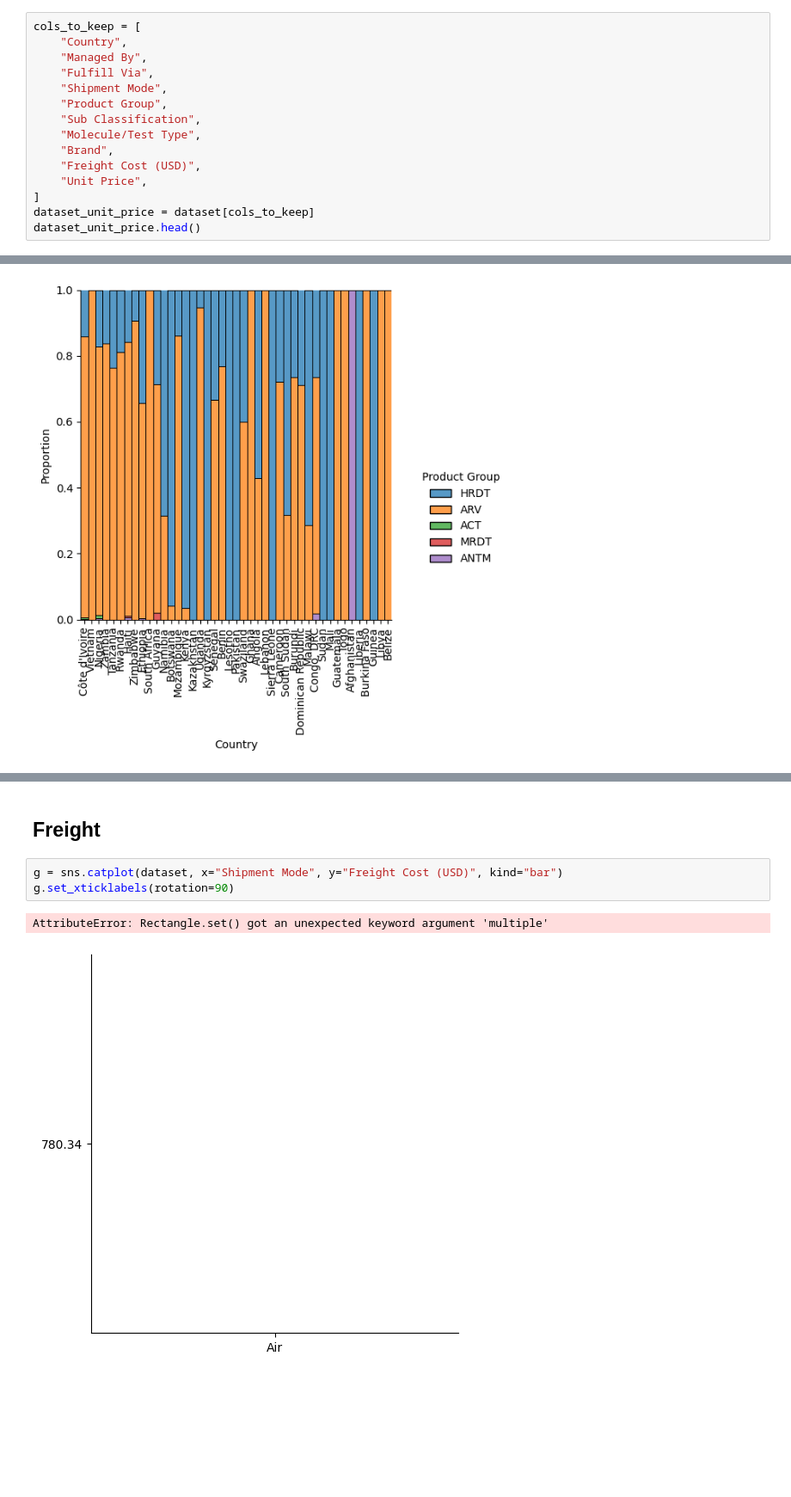
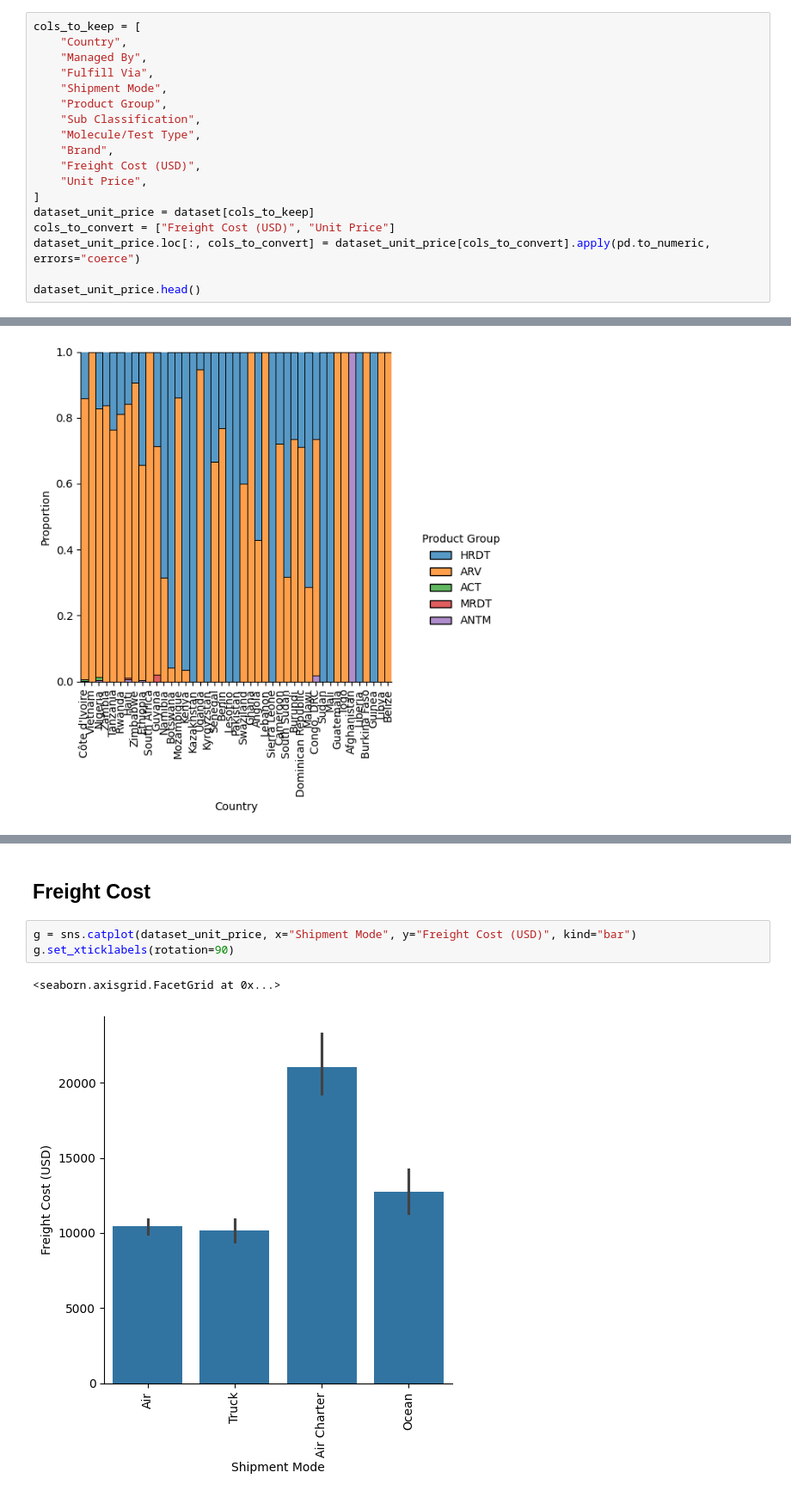
Before and after one commit to CognizantDS/AgenticSupply, a Jupyter notebook: docs/exploratory_analysis.ipynb, the cells around one changed output, grey strips where cells are left out. Shown at 86% size. Saved outputs shown, nothing was run; the diff lists cells and outputs as text; blank space fills up the shorter version.

```diff
--- a/docs/exploratory_analysis.ipynb
+++ b/docs/exploratory_analysis.ipynb
@@ -51,6 +96,9 @@ cols_to_keep = [
     "Unit Price",
 ]
 dataset_unit_price = dataset[cols_to_keep]
+cols_to_convert = ["Freight Cost (USD)", "Unit Price"]
+dataset_unit_price.loc[:, cols_to_convert] = dataset_unit_price[cols_to_convert].apply(pd.to_numeric, errors="coerce")
+
 dataset_unit_price.head()
 # %% [output]
 |  | Country | Managed By | Fulfill Via | Shipment Mode | Product Group | Sub Classification | ... |
@@ -123,8 +177,8 @@ g.set_xticklabels(rotation=90)
 # %% [markdown]
-## Freight
+## Freight Cost
 # %%
-g = sns.catplot(dataset, x="Shipment Mode", y="Freight Cost (USD)", kind="bar")
+g = sns.catplot(dataset_unit_price, x="Shipment Mode", y="Freight Cost (USD)", kind="bar")
 g.set_xticklabels(rotation=90)
 # %% [output]
-AttributeError: Rectangle.set() got an unexpected keyword argument 'multiple'
+<seaborn.axisgrid.FacetGrid at 0x...>
-[figure, old version]
+[figure, new version]
```
Also changed, not shown: parts of 14 cells of this notebook, 2 other files.
